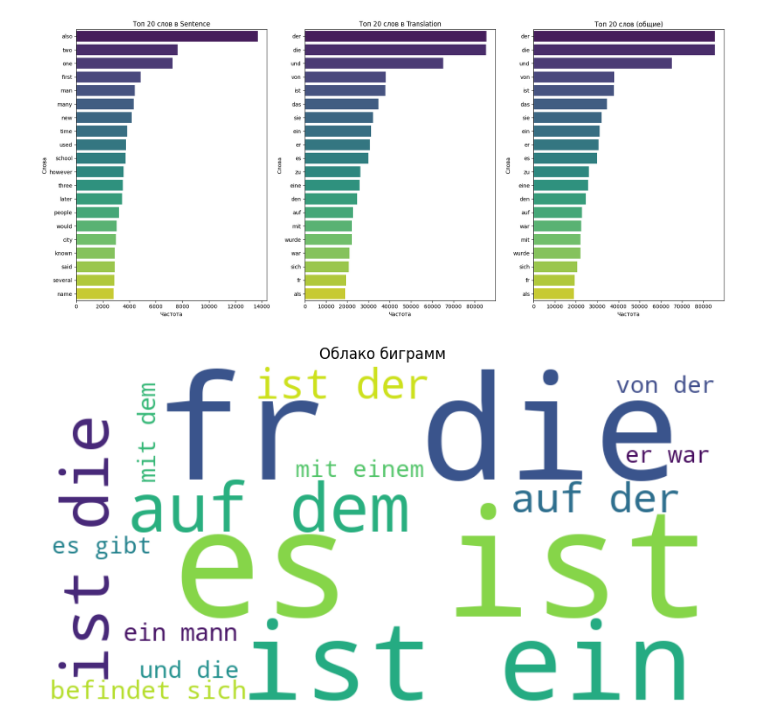
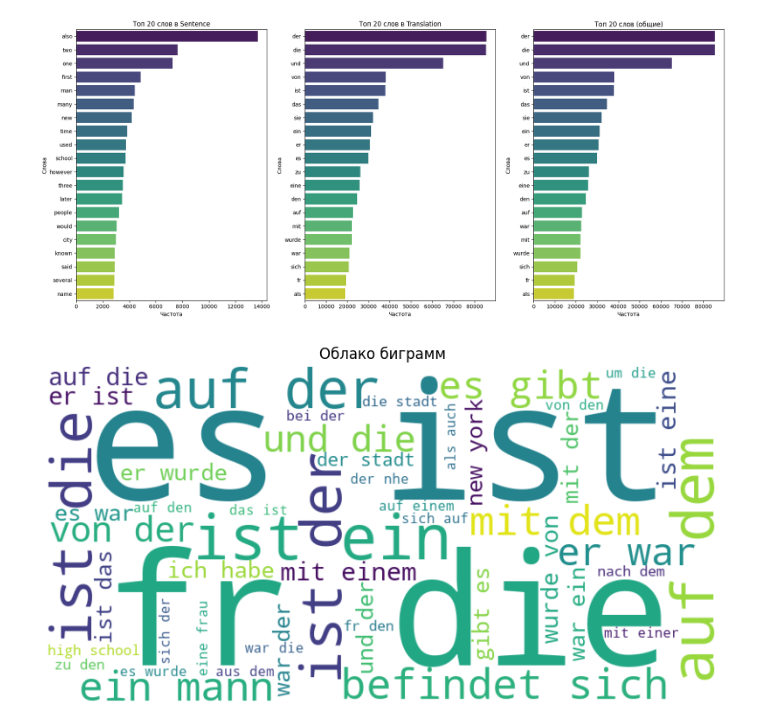
Before and after one commit to tutugarin/SpeechGPT, a Jupyter notebook: datasets/EDA/Covost2.ipynb, the cells around one changed output. Cells and saved outputs as stored; diff of their text form; code cells hidden in the pictures.

```diff
--- a/datasets/EDA/Covost2.ipynb
+++ b/datasets/EDA/Covost2.ipynb
@@ -146 +148,13 @@ play_audio_samples(dataset, audio_folder, num_files=5, randomize=True)
 [interactive output not drawn]
+# %%
+def get_audio_length_mutagen(audio_path):
+    audio = MP3(audio_path)
+    return audio.info.length  # Длительность в секундах
+# %%
+# Путь к папке с аудиофайлами
+audio_folder = r"F:\python\jahr_arbeit\cv-corpus-19.0-2024-09-13\en\clips"
+
+tqdm.pandas()
+
+# Добавляем новый столбец 'audio_length' с длительностью каждого аудиофайла
+df['audio_length'] = df['path'].progress_apply(lambda x: get_audio_length_mutagen(os.path.join(audio_folder, x)))
@@ -260,32 +298,32 @@ def preprocess_text(text):
         return []
     text = re.sub(r'[^a-zA-Z\s]', '', text).lower()
     words = text.split()
     return [word for word in words if word not in stop_words]
 
 # Объединяем слова из sentence и translation для анализа биграмм
 all_words = pd.concat([df['sentence'].apply(preprocess_text), df['translation'].apply(preprocess_text)]).explode()
 
 # 5. Частотный анализ биграмм
-M = 15  # количество самых популярных биграмм для вывода
+M = 50
 
 # Функция для извлечения N-грамм
 def extract_ngrams(words, n):
     return list(ngrams(words, n))
 
 # Извлечение биграмм и подсчет их частоты
 bigrams = extract_ngrams(all_words, 2)
 bigram_counts = Counter(bigrams)
 
 # Преобразуем биграммы в строки
 top_bigrams = bigram_counts.most_common(M)
 top_bigrams_str = {f"{bigram[0]} {bigram[1]}": count for bigram, count in top_bigrams}
 
 # Визуализация биграмм с помощью облака слов
 bigram_cloud = WordCloud(width=800, height=400, background_color='white').generate_from_frequencies(top_bigrams_str)
 plt.figure(figsize=(10, 5))
 plt.imshow(bigram_cloud, interpolation='bilinear')
 plt.axis('off')
 plt.title('Облако биграмм')
 plt.show()
 # %% [output]
-[figure, old version]
+[figure, new version]
```
Also changed, not shown: parts of 6 cells of this notebook.
